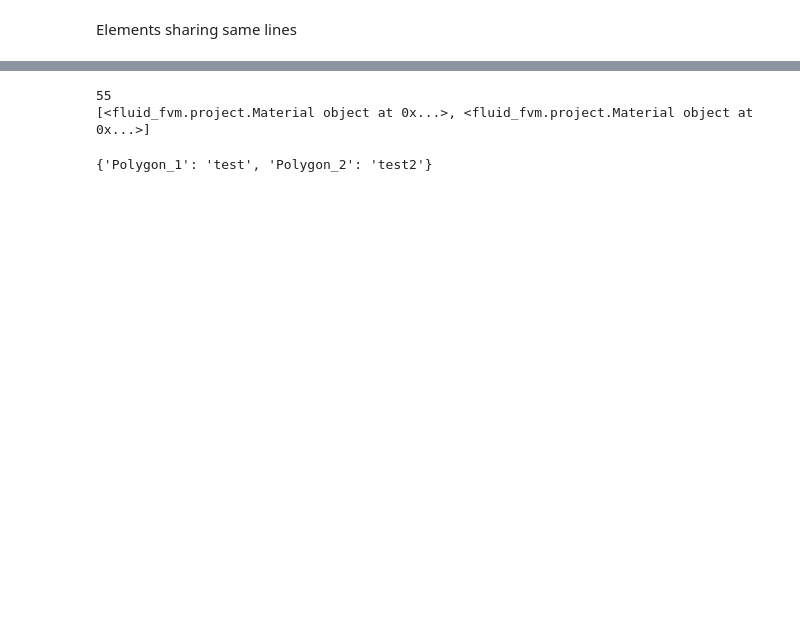
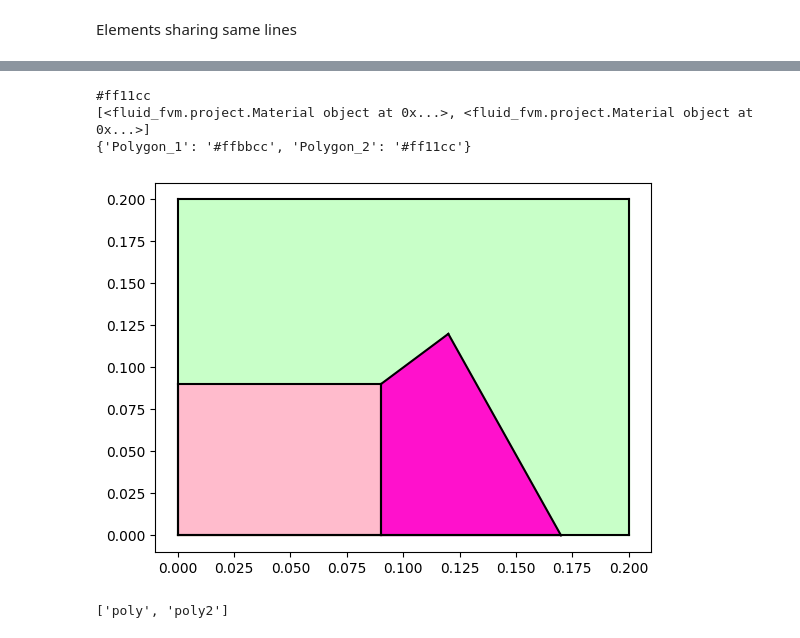
Before and after one commit to csillagu/FVM-Solver, a Jupyter notebook: investigation/geometry_inv.ipynb, the cells around one changed output, grey strips where cells are left out. Drawn from its saved outputs; the diff is of its cells as text; code cells hidden in the pictures; blank space fills up the shorter version.

Commit message:
Examples for Material colors

```diff
--- a/investigation/geometry_inv.ipynb
+++ b/investigation/geometry_inv.ipynb
@@ -86,14 +86,24 @@ comp.assembly.getPolygonNames()
 ['Polygon_0', 'Polygon_1', 'Polygon_2']
 # %%
-mat = pr.Material("test", lamb = 55, rho = 156)
-mat2 = pr.Material("test2", lamb = 556, rho = 1056)
+mat = pr.Material("test", lamb = 55, rho = 156, color = "#ffbbcc")
+mat2 = pr.Material("test2", lamb = 556, rho = 1056, color = "#ff11cc")
 
-print(mat.getProperty("lamb"))
+print(mat2.getProperty("color"))
 comp.assignMaterial("Polygon_1", mat)
 comp.assignMaterial("Polygon_2", mat2)
 print(comp.materials)
 comp.material_connectivity
+
+fig, ax = plt.subplots()
+comp.plot(ax)
 # %% [output]
-55
+#ff11cc
 [<fluid_fvm.project.Material object at 0x...>, <fluid_fvm.project.Material object at 0x...>]
+{'Polygon_1': '#ffbbcc', 'Polygon_2': '#ff11cc'}
-{'Polygon_1': 'test', 'Polygon_2': 'test2'}
+[figure, added]
+# %%
+exdict = {"poly": "mat1", "poly2":"mat2"}
+
+[e for e in exdict]
+# %% [output]
+['poly', 'poly2']
```
Also changed, not shown: parts of 3 cells of this notebook.
